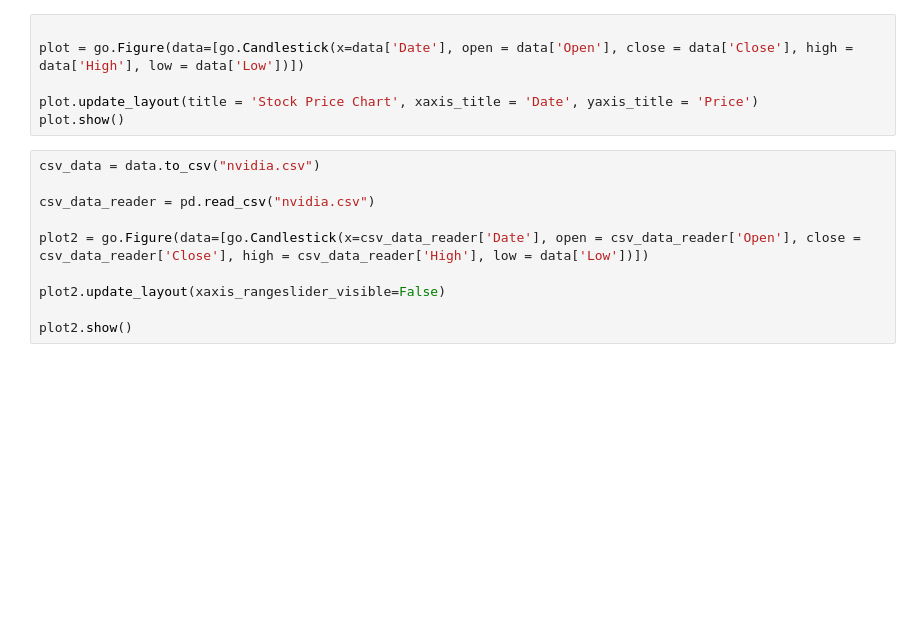
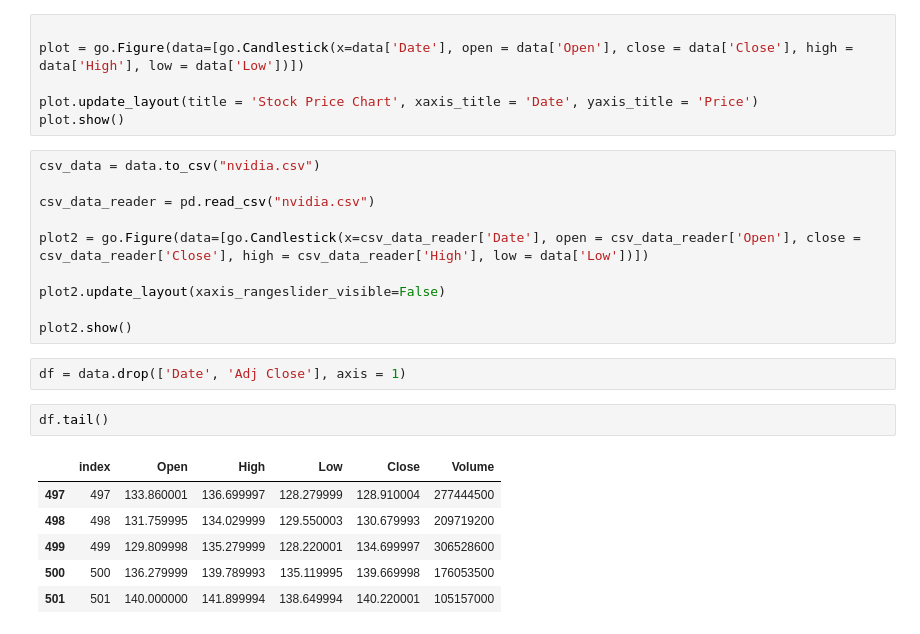
Before and after one commit to Hctor11/stock-trend-prediction, a Jupyter notebook: notebooks/stock-predictions.ipynb, the cells around one changed output. Cells and saved outputs as stored; diff of their text form; blank space fills up the shorter version.

```diff
--- a/notebooks/stock-predictions.ipynb
+++ b/notebooks/stock-predictions.ipynb
@@ -100,3 +100,14 @@ plot2 = go.Figure(data=[go.Candlestick(x=csv_data_reader['Date'], open = csv_dat
 plot2.update_layout(xaxis_rangeslider_visible=False)
 
 plot2.show()
+# %%
+df = data.drop(['Date', 'Adj Close'], axis = 1)
+# %%
+df.tail()
+# %% [output]
+|  | index | Open | High | Low | Close | Volume |
+| 497 | 497 | 133.860001 | 136.699997 | 128.279999 | 128.910004 | 277444500 |
+| 498 | 498 | 131.759995 | 134.029999 | 129.550003 | 130.679993 | 209719200 |
+| 499 | 499 | 129.809998 | 135.279999 | 128.220001 | 134.699997 | 306528600 |
+| 500 | 500 | 136.279999 | 139.789993 | 135.119995 | 139.669998 | 176053500 |
+| 501 | 501 | 140.000000 | 141.899994 | 138.649994 | 140.220001 | 105157000 |
```
Also changed, not shown: parts of 1 cell of this notebook.
